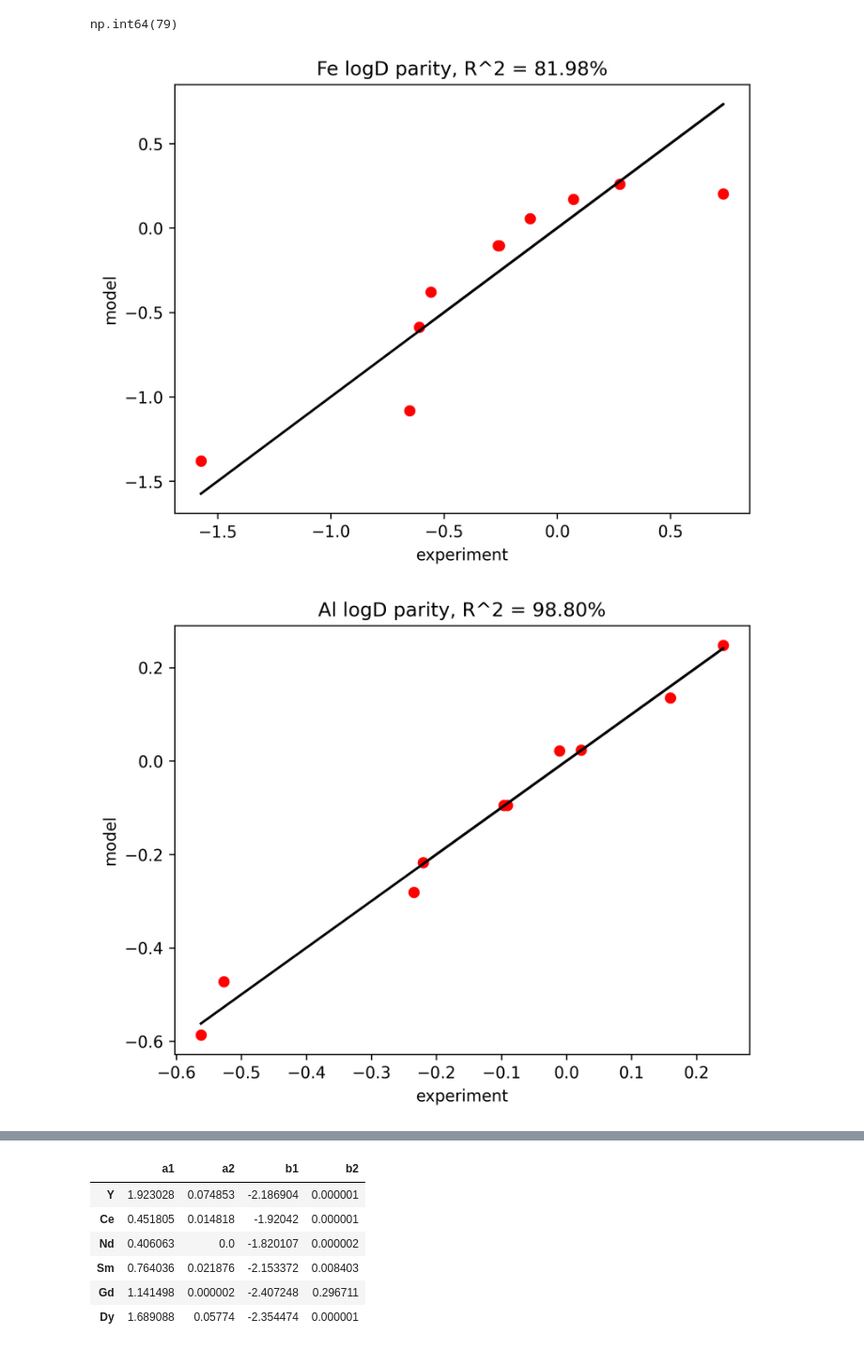
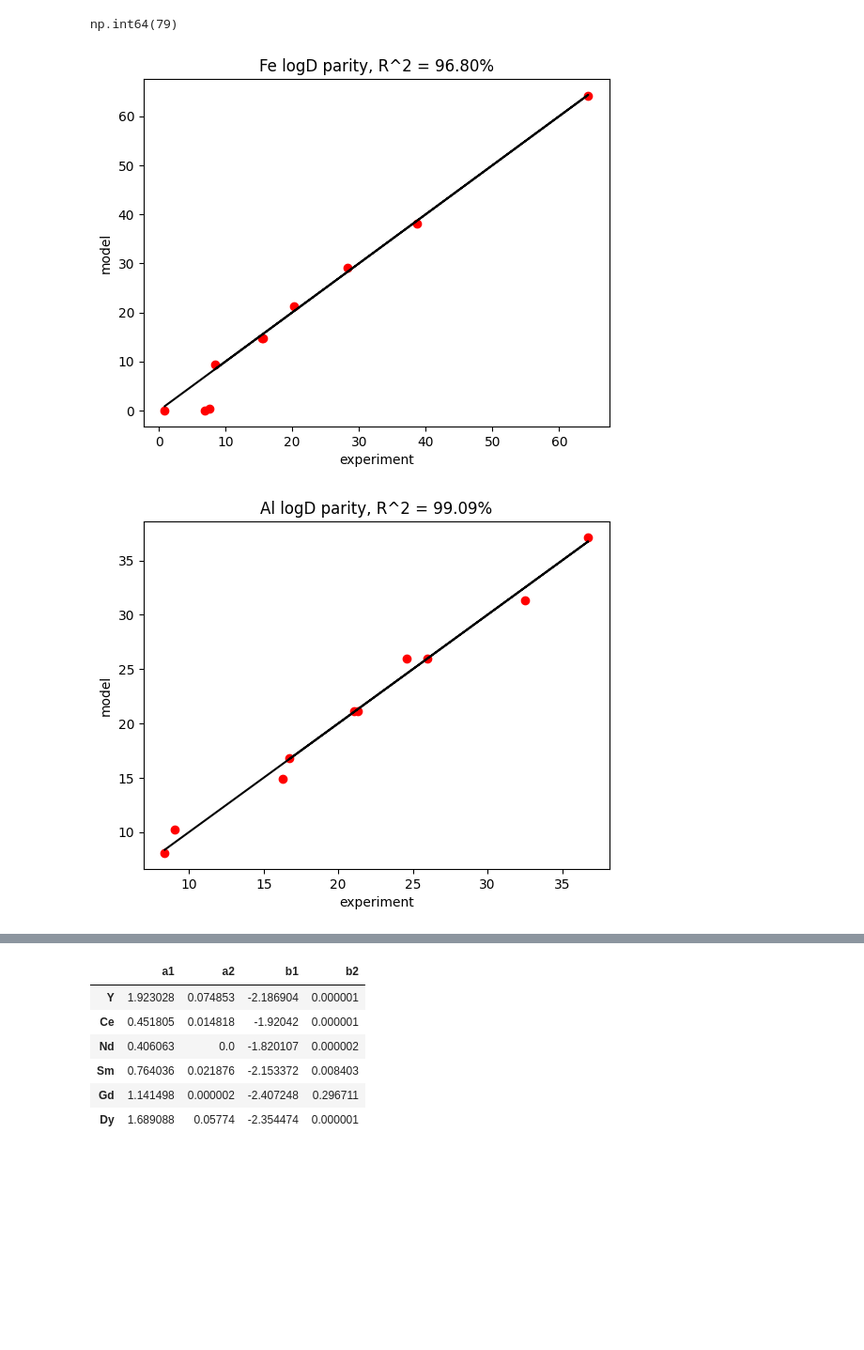
Before and after one commit to ArkoprabhoDasgupta/prommis, a Jupyter notebook: src/prommis/solvent_extraction/parm_est_model_impurities.ipynb, the cells around one changed output, grey strips where cells are left out. Shown at 94% size. Saved outputs shown, nothing was run; the diff lists cells and outputs as text; code cells hidden in the pictures; blank space fills up the shorter version.

```diff
--- a/src/prommis/solvent_extraction/parm_est_model_impurities.ipynb
+++ b/src/prommis/solvent_extraction/parm_est_model_impurities.ipynb
@@ -118,21 +159,20 @@ np.int64(79)
 # %%
 import matplotlib.pyplot as plt
 from sklearn.metrics import r2_score, mean_absolute_percentage_error
 
 for e in Element_list:
-    plt.figure(dpi=300)
-    x = [m.logD_exp[i, e].value*df[f'w_{e}'][i] for i in idx_list]
-    y = [m.logD_model[i, e].value*df[f'w_{e}'][i] for i in idx_list]
-    x_ideal = [m.logD_exp[i, e].value for i in idx_list]
-    plt.plot(x_ideal, x_ideal, label='y=x (ideal)', linestyle='-', color='black')
+    x = [m.E_exp[i, e]() for i in idx_list if df.loc[i, f"w_{e}"] == 1]
+    y = [m.E_model[i, e]() for i in idx_list if df.loc[i, f"w_{e}"] == 1]
+    # x_ideal = [m.logD_exp[i, e].value for i in idx_list]
+    plt.plot(x, x, label='y=x (ideal)', linestyle='-', color='black')
 
     for i in idx_list:
         plt.scatter(x[i], y[i], color='red', label='5% DEHPA 10% TBP')
     plt.xlabel('experiment')
     plt.ylabel('model')
     plt.title(f"{e} logD parity, R^2 = {r2_score(x, y)*100:.2f}%")
 
     plt.show()
 # %% [output]
-[figure, old version]
+[figure, new version]
-[figure, old version]
+[figure, new version]
```
Also changed, not shown: parts of 5 cells of this notebook, 17 other files.
